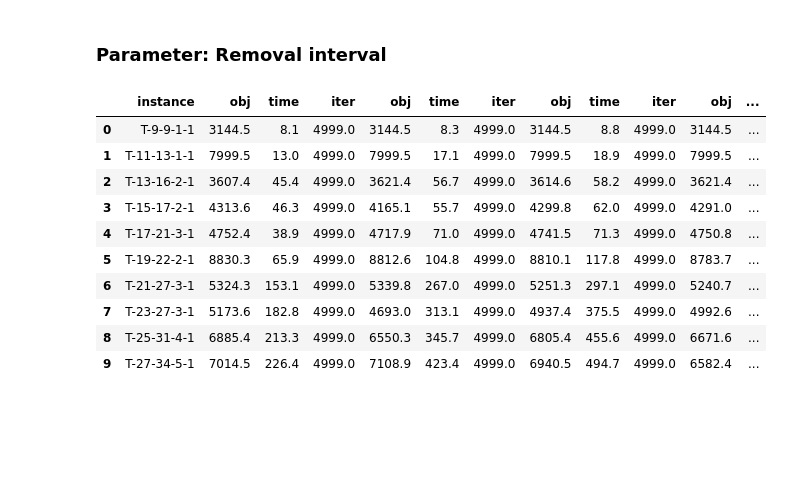
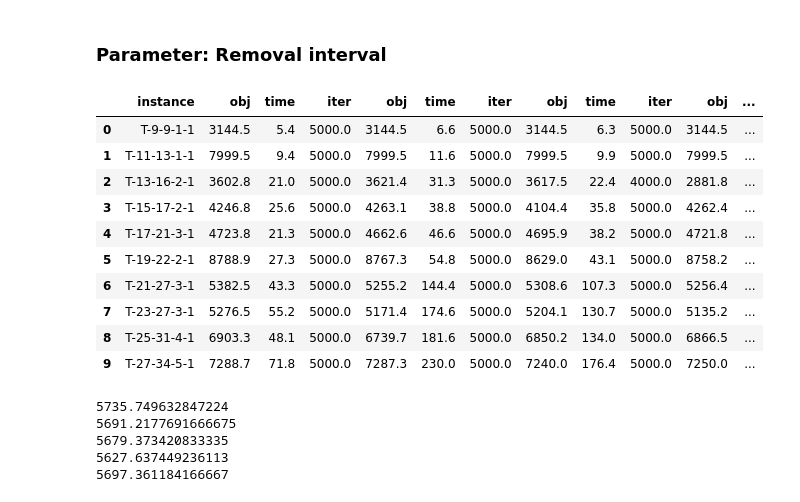
Before and after one commit to avandvik/masters-thesis, a Jupyter notebook: plot/dataframes.ipynb, the cells around one changed output. Cells and saved outputs as stored; diff of their text form; code cells hidden in the pictures; blank space fills up the shorter version.

Commit message:
Dataframes

```diff
--- a/plot/dataframes.ipynb
+++ b/plot/dataframes.ipynb
@@ -13,7 +13,7 @@ from natsort import index_natsorted
 ### Make dataframes from each parameter setting run
 # %%
 # Change
-run_name = '200521-105453/'
+run_name = '230521-190854/'
 
 # Constant
 project_path = os.path.dirname(os.path.abspath('.'))
@@ -30,8 +30,9 @@ max_iter_key = 'max iter'
 min_iter_key = 'min iter'
 avg_iter_key = 'iter'
 parameter_key = 'parameters'
-parameter_one_key = 'removal_lower_percentage'
-parameter_two_key = 'removal_upper_percentage'
+parameter_one_key = 'new_global_score'
+parameter_two_key = 'new_local_score'
+parameter_three_key = 'new_solution_score'
 
 ordered_instance_li = ['T-9-9-1-1', 'T-11-13-1-1', 'T-13-16-2-1', 'T-15-17-2-1', 'T-17-21-3-1',
                        'T-19-22-2-1', 'T-21-27-3-1', 'T-23-27-3-1', 'T-25-31-4-1', 'T-27-34-5-1']
@@ -40,6 +41,7 @@ ordered_instance_li = ['T-9-9-1-1', 'T-11-13-1-1', 'T-13-16-2-1', 'T-15-17-2-1',
 instance_to_data = {}
 parameter_one_values = set()
 parameter_two_values = set()
+parameter_three_values = set()
 for file_name in os.listdir(run_path):
     split_name = re.split('_|\.', file_name)
     instance_name = split_name[0]
@@ -49,9 +51,11 @@ for file_name in os.listdir(run_path):
             history_json = json.load(file)
 
         parameter_one_value = history_json[parameter_key][parameter_one_key]
+        parameter_one_values.add(parameter_one_value)
         parameter_two_value = history_json[parameter_key][parameter_two_key]
-        parameter_one_values.add(parameter_one_value)
         parameter_two_values.add(parameter_two_value)
+        parameter_three_value = history_json[parameter_key][parameter_three_key]
+        parameter_three_values.add(parameter_three_value)
 
         obj = history_json['best_objective']
         time = history_json['runtime']
@@ -77,7 +81,7 @@ for file_name in os.listdir(run_path):
         else:
             instance_to_data[instance_name] = [obj, obj, time, time, time, it, it, it]
 
-if len(parameter_one_values) > 1 or len(parameter_two_values) > 1:
+if len(parameter_one_values) > 1 or len(parameter_two_values) > 1 or len(parameter_three_values) > 1:
     print('Multiple parameter values present in run directory!')
 
 df = pd.DataFrame(columns=[instance_key, best_obj_key, avg_obj_key, max_time_key, min_time_key,
@@ -115,7 +119,11 @@ for val in parameter_two_values:
     parameter_two_value = val
     break
 
-file_name = f'dataframes/rp-{parameter_one_value}-{parameter_two_value}.pkl'
+for val in parameter_three_values:
+    parameter_three_value = val
+    break
+
+file_name = f'dataframes/sc-{parameter_one_value}-{parameter_two_value}-{parameter_three_value}.pkl'
 
 df.to_pickle(file_name)
 # %% [markdown]
@@ -152,35 +160,52 @@ def merge_sub_dfs(sub_dfs):
 # %%
 # The column to sort the rows by
 sort_column = instance_key
 
 df_rp_1 = get_run_df('rp-0.05-0.15.pkl', sort_column)
-df_rp_2 = get_run_df('rp-0.05-0.3.pkl', sort_column)
-df_rp_3 = get_run_df('rp-0.15-0.3.pkl', sort_column)
+df_rp_2 = get_run_df('rp-0.15-0.3.pkl', sort_column)
+df_rp_3 = get_run_df('rp-0.05-0.3.pkl', sort_column)
 df_rp_4 = get_run_df('rp-0.15-0.5.pkl', sort_column)
 df_rp_5 = get_run_df('rp-0.3-0.5.pkl', sort_column)
 
 # The columns that should be selected from each sub df
 columns = [instance_key, avg_obj_key, avg_time_key, avg_iter_key]
 
 # Get all sub dfs (each representing )
 one = get_sub_df(df_rp_1, columns, sort_column)
 two = get_sub_df(df_rp_2, columns, sort_column)
 three = get_sub_df(df_rp_3, columns, sort_column)
 four = get_sub_df(df_rp_4, columns, sort_column)
 five = get_sub_df(df_rp_5, columns, sort_column)
 
+three_val = three.iat[2, 1].copy()
+four_val = four.iat[2, 1].copy()
+three.iat[2, 1] = four_val
+four.iat[2, 1] = three_val
+
 df_total = merge_sub_dfs([one, two, three, four, five])
 
 df_total
 # %% [output]
 |  | instance | obj | time | iter | obj | time | iter | obj | time | iter | obj | ... |
-| 0 | T-9-9-1-1 | 3144.5 | 8.1 | 4999.0 | 3144.5 | 8.3 | 4999.0 | 3144.5 | 8.8 | 4999.0 | 3144.5 | ... |
-| 1 | T-11-13-1-1 | 7999.5 | 13.0 | 4999.0 | 7999.5 | 17.1 | 4999.0 | 7999.5 | 18.9 | 4999.0 | 7999.5 | ... |
-| 2 | T-13-16-2-1 | 3607.4 | 45.4 | 4999.0 | 3621.4 | 56.7 | 4999.0 | 3614.6 | 58.2 | 4999.0 | 3621.4 | ... |
-| 3 | T-15-17-2-1 | 4313.6 | 46.3 | 4999.0 | 4165.1 | 55.7 | 4999.0 | 4299.8 | 62.0 | 4999.0 | 4291.0 | ... |
-| 4 | T-17-21-3-1 | 4752.4 | 38.9 | 4999.0 | 4717.9 | 71.0 | 4999.0 | 4741.5 | 71.3 | 4999.0 | 4750.8 | ... |
-| 5 | T-19-22-2-1 | 8830.3 | 65.9 | 4999.0 | 8812.6 | 104.8 | 4999.0 | 8810.1 | 117.8 | 4999.0 | 8783.7 | ... |
-| 6 | T-21-27-3-1 | 5324.3 | 153.1 | 4999.0 | 5339.8 | 267.0 | 4999.0 | 5251.3 | 297.1 | 4999.0 | 5240.7 | ... |
-| 7 | T-23-27-3-1 | 5173.6 | 182.8 | 4999.0 | 4693.0 | 313.1 | 4999.0 | 4937.4 | 375.5 | 4999.0 | 4992.6 | ... |
-| 8 | T-25-31-4-1 | 6885.4 | 213.3 | 4999.0 | 6550.3 | 345.7 | 4999.0 | 6805.4 | 455.6 | 4999.0 | 6671.6 | ... |
-| 9 | T-27-34-5-1 | 7014.5 | 226.4 | 4999.0 | 7108.9 | 423.4 | 4999.0 | 6940.5 | 494.7 | 4999.0 | 6582.4 | ... |
+| 0 | T-9-9-1-1 | 3144.5 | 5.4 | 5000.0 | 3144.5 | 6.6 | 5000.0 | 3144.5 | 6.3 | 5000.0 | 3144.5 | ... |
+| 1 | T-11-13-1-1 | 7999.5 | 9.4 | 5000.0 | 7999.5 | 11.6 | 5000.0 | 7999.5 | 9.9 | 5000.0 | 7999.5 | ... |
+| 2 | T-13-16-2-1 | 3602.8 | 21.0 | 5000.0 | 3621.4 | 31.3 | 5000.0 | 3617.5 | 22.4 | 4000.0 | 2881.8 | ... |
+| 3 | T-15-17-2-1 | 4246.8 | 25.6 | 5000.0 | 4263.1 | 38.8 | 5000.0 | 4104.4 | 35.8 | 5000.0 | 4262.4 | ... |
+| 4 | T-17-21-3-1 | 4723.8 | 21.3 | 5000.0 | 4662.6 | 46.6 | 5000.0 | 4695.9 | 38.2 | 5000.0 | 4721.8 | ... |
+| 5 | T-19-22-2-1 | 8788.9 | 27.3 | 5000.0 | 8767.3 | 54.8 | 5000.0 | 8629.0 | 43.1 | 5000.0 | 8758.2 | ... |
+| 6 | T-21-27-3-1 | 5382.5 | 43.3 | 5000.0 | 5255.2 | 144.4 | 5000.0 | 5308.6 | 107.3 | 5000.0 | 5256.4 | ... |
+| 7 | T-23-27-3-1 | 5276.5 | 55.2 | 5000.0 | 5171.4 | 174.6 | 5000.0 | 5204.1 | 130.7 | 5000.0 | 5135.2 | ... |
+| 8 | T-25-31-4-1 | 6903.3 | 48.1 | 5000.0 | 6739.7 | 181.6 | 5000.0 | 6850.2 | 134.0 | 5000.0 | 6866.5 | ... |
+| 9 | T-27-34-5-1 | 7288.7 | 71.8 | 5000.0 | 7287.3 | 230.0 | 5000.0 | 7240.0 | 176.4 | 5000.0 | 7250.0 | ... |
+# %%
+print(one['obj'].mean())
+print(two['obj'].mean())
+print(three['obj'].mean())
+print(four['obj'].mean())
+print(five['obj'].mean())
+# %% [output]
+5735.749632847224
+5691.2177691666675
+5679.373420833335
+5627.637449236113
+5697.361184166667
```
Also changed, not shown: parts of 7 cells of this notebook, 15 other files.
